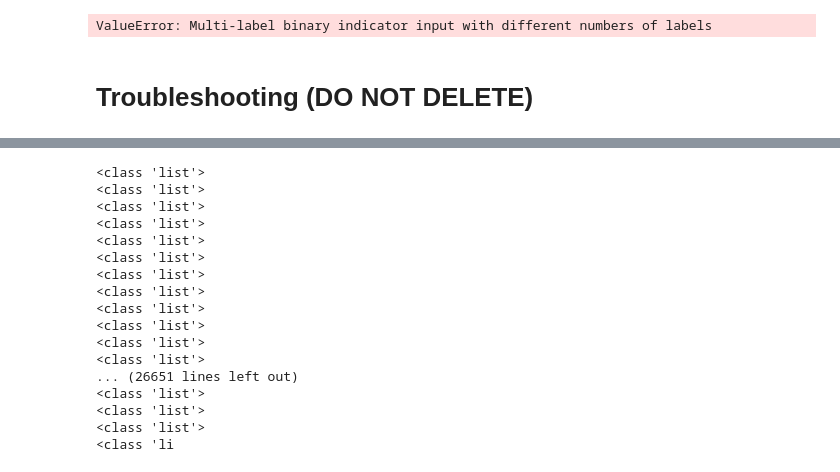
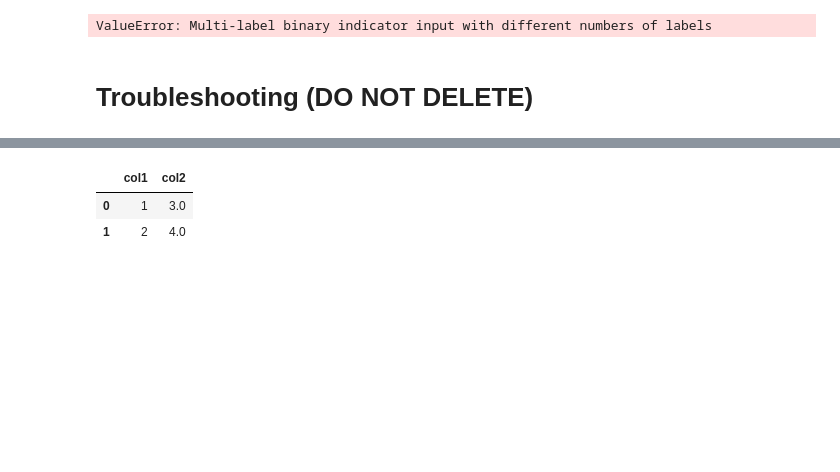
Before and after one commit to acpedersen/REU-2021, a Jupyter notebook: train-models.ipynb, the cells around one changed output, grey strips where cells are left out. Drawn from its saved outputs; the diff is of its cells as text; code cells hidden in the pictures; blank space fills up the shorter version.

```diff
--- a/train-models.ipynb
+++ b/train-models.ipynb
@@ -495,12 +511,11 @@ ValueError: Multi-label binary indicator input with different numbers of labels
 # %%
 #troubleshooting category dimensions
 
-eventDf = df.loc[df['eventType']=='wildfire']
+eventDf = df.loc[df['eventType']=='shooting']
 
 def category_list(eventDf):
     #this should return a list
     categories = []
-    for i in eventDf['postCategories']:
         for j in i:
             categories.append(j)
 
@@ -525,40 +532,26 @@ storm
 # %%
 #troubleshooting
 
-eventDf = df.loc[df['eventType']=='wildfire']
+eventDf = df.loc[df['eventType']=='shooting']
 testDf = test_data(eventDf, 'eventID', heldout_events['wildfire'])
 
 
 x = [i for i in testDf['postCategories']]
 
 #messing around
 
 d = {'col1': [1, 2], 'col2': [3, 4]}
 
 dd = pd.DataFrame(d)
 
 new = dd.append(pd.Series(name='delete'))
 
 new['col1'] = new['col1'].astype('object')
 
 new.at['delete', 'col1'] = categories
 
 new.drop(['delete'])
 # %% [output]
-<class 'list'>
-<class 'list'>
-<class 'list'>
-<class 'list'>
-<class 'list'>
-<class 'list'>
-<class 'list'>
-<class 'list'>
-<class 'list'>
-<class 'list'>
-<class 'list'>
-<class 'list'>
-... (26651 lines left out)
-<class 'list'>
-<class 'list'>
-<class 'list'>
-<class 'li
+|  | col1 | col2 |
+| 0 | 1 | 3.0 |
+| 1 | 2 | 4.0 |
```
Also changed, not shown: parts of 6 cells of this notebook.
